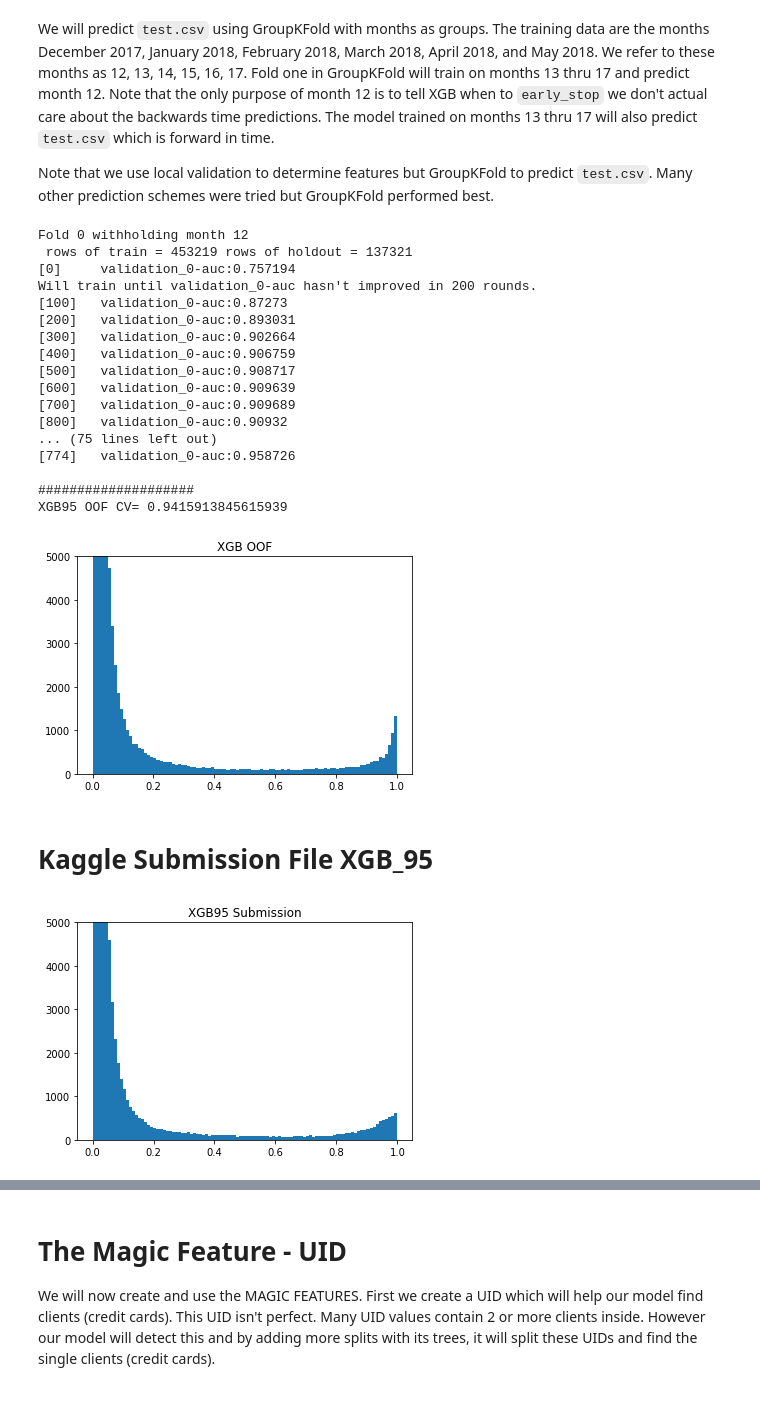
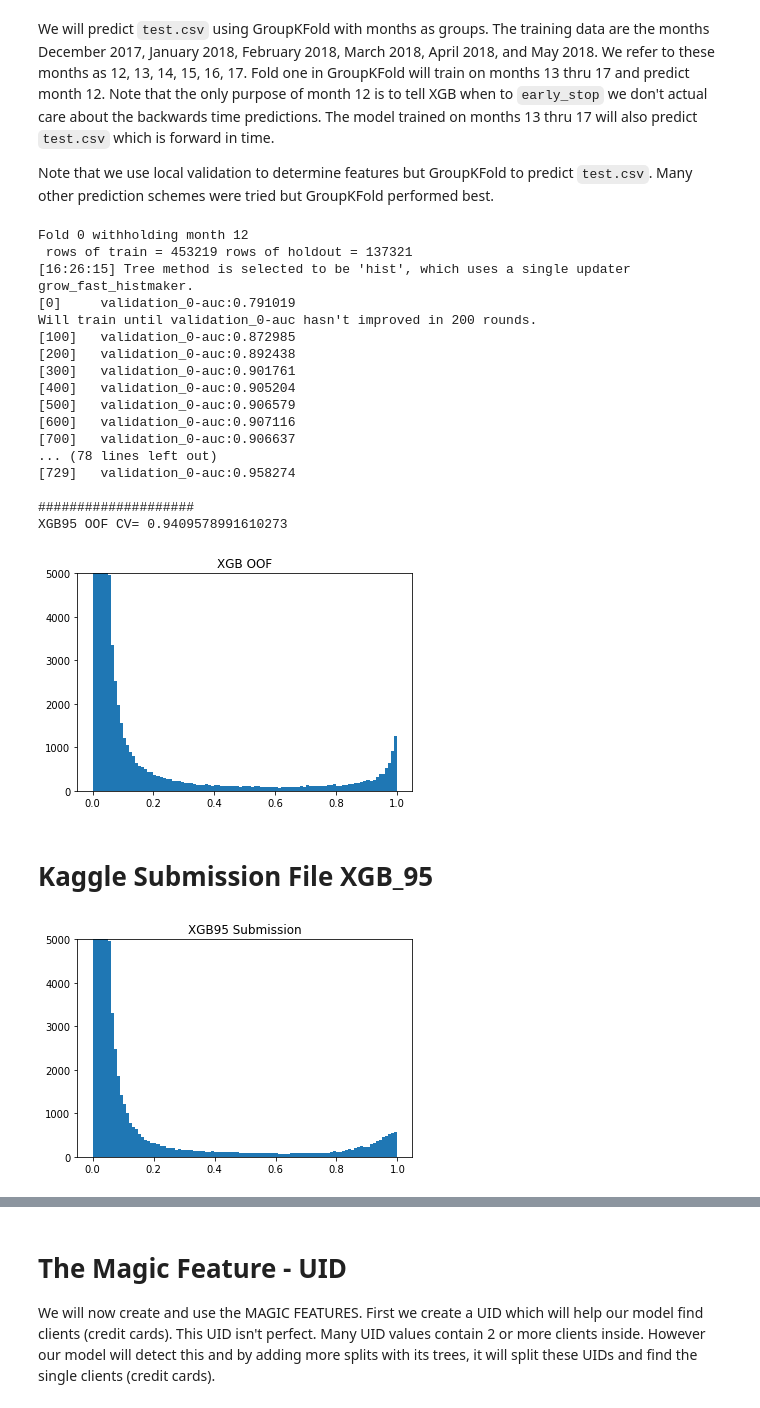
Before and after one commit to roymondliao/kaggle, a Jupyter notebook: ieee-cis-fraud-detection/solution_1nd/xgb-fraud-with-magic-0-9600.ipynb, the cells around one changed output, grey strips where cells are left out. Cells and saved outputs as stored; diff of their text form; code cells hidden in the pictures.

```diff
--- a/ieee-cis-fraud-detection/solution_1nd/xgb-fraud-with-magic-0-9600.ipynb
+++ b/ieee-cis-fraud-detection/solution_1nd/xgb-fraud-with-magic-0-9600.ipynb
@@ -240,18 +240,24 @@ We will now engineer features. All of these features where chosen because each i
 # TRANSACTION AMT CENTS
 X_train['cents'] = (X_train['TransactionAmt'] - np.floor(X_train['TransactionAmt'])).astype('float32')
 X_test['cents'] = (X_test['TransactionAmt'] - np.floor(X_test['TransactionAmt'])).astype('float32')
-print('cents, ', end='')
+print('cents, ', end='\n')
+
 # FREQUENCY ENCODE: ADDR1, CARD1, CARD2, CARD3, P_EMAILDOMAIN
-encode_FE(X_train,X_test,['addr1','card1','card2','card3','P_emaildomain'])
+encode_FE(X_train, X_test, ['addr1','card1','card2','card3','P_emaildomain'])
+
 # COMBINE COLUMNS CARD1+ADDR1, CARD1+ADDR1+P_EMAILDOMAIN
 encode_CB('card1','addr1')
 encode_CB('card1_addr1','P_emaildomain')
+
 # FREQUENCY ENOCDE
 encode_FE(X_train,X_test,['card1_addr1','card1_addr1_P_emaildomain'])
+
 # GROUP AGGREGATE
 encode_AG(['TransactionAmt','D9','D11'],['card1','card1_addr1','card1_addr1_P_emaildomain'],['mean','std'],usena=True)
+
 # SUM NUMBER OF NANS FOR EACH ROW IN DATA
-info = ['card1','card2','card3','card4','card5','card6','addr1','addr2','P_emaildomain','R_emaildomain']
+info = ['card1', 'card2', 'card3', 'card4', 'card5', 'card6',
+        'addr1', 'addr2', 'P_emaildomain', 'R_emaildomain']
 X_train['missing'] = X_train[info].isna().sum(axis=1).astype('int8')
 X_test['missing'] = X_test[info].isna().sum(axis=1).astype('int8')
 print('missing', end='')
@@ -314,6 +321,7 @@ idxV = X_train.index[3*len(X_train)//4:]
 #idxV = X_train.index[-89326:]
 # %%
 import xgboost as xgb
+import multiprocessing
 print("XGBoost version:", xgb.__version__)
 
 if BUILD95:
@@ -326,12 +334,12 @@ if BUILD95:
         missing=-1,
         eval_metric='auc',
         # USE CPU
-        #nthread=4,
-        #tree_method='hist'
+        n_jobs=multiprocessing.cpu_count(),
+        tree_method='hist'
         # USE GPU
-        tree_method='gpu_hist'
+        #tree_method='gpu_hist'
     )
-    h = clf.fit(X_train.loc[idxT,cols], y_train[idxT],
-        eval_set=[(X_train.loc[idxV,cols],y_train[idxV])],
-        verbose=50, early_stopping_rounds=100)
+    h = clf.fit(X_train.loc[idxT, cols], y_train[idxT],
+                eval_set=[(X_train.loc[idxV, cols], y_train[idxV])],
+                verbose=50, early_stopping_rounds=100)
 # %% [output]
@@ -396,14 +405,14 @@ if BUILD95:
             missing=-1,
             eval_metric='auc',
             # USE CPU
-            #nthread=4,
-            #tree_method='hist'
+            n_jobs=multiprocessing.cpu_count(),
+            tree_method='hist'
             # USE GPU
-            tree_method='gpu_hist'
+            #tree_method='gpu_hist'
         )
         h = clf.fit(X_train[cols].iloc[idxT], y_train.iloc[idxT],
-                eval_set=[(X_train[cols].iloc[idxV],y_train.iloc[idxV])],
-                verbose=100, early_stopping_rounds=200)
+                    eval_set=[(X_train[cols].iloc[idxV],y_train.iloc[idxV])],
+                    verbose=100, early_stopping_rounds=200)
 
         oof[idxV] += clf.predict_proba(X_train[cols].iloc[idxV])[:,1]
         preds += clf.predict_proba(X_test[cols])[:,1]/skf.n_splits
@@ -414,21 +423,21 @@ if BUILD95:
 # %% [output]
 Fold 0 withholding month 12
  rows of train = 453219 rows of holdout = 137321
-[0]     validation_0-auc:0.757194
+[16:26:15] Tree method is selected to be 'hist', which uses a single updater grow_fast_histmaker.
+[0]     validation_0-auc:0.791019
 Will train until validation_0-auc hasn't improved in 200 rounds.
-[100]   validation_0-auc:0.87273
-[200]   validation_0-auc:0.893031
-[300]   validation_0-auc:0.902664
-[400]   validation_0-auc:0.906759
-[500]   validation_0-auc:0.908717
-[600]   validation_0-auc:0.909639
-[700]   validation_0-auc:0.909689
-[800]   validation_0-auc:0.90932
-... (75 lines left out)
-[774]   validation_0-auc:0.958726
+[100]   validation_0-auc:0.872985
+[200]   validation_0-auc:0.892438
+[300]   validation_0-auc:0.901761
+[400]   validation_0-auc:0.905204
+[500]   validation_0-auc:0.906579
+[600]   validation_0-auc:0.907116
+[700]   validation_0-auc:0.906637
+... (78 lines left out)
+[729]   validation_0-auc:0.958274
 
 ####################
-XGB95 OOF CV= 0.9415913845615939
+XGB95 OOF CV= 0.9409578991610273
 # %%
 if BUILD95:
     plt.hist(oof,bins=100)
@@ -441,21 +450,21 @@ if BUILD95:
     X_train[['TransactionID','oof']].to_csv('oof_xgb_95.csv')
     X_train.set_index('TransactionID',drop=True,inplace=True)
 # %% [output]
-[figure, old version]
+[figure, new version]
 # %% [markdown]
 # Kaggle Submission File XGB_95
 # %%
 if BUILD95:
-    sample_submission = pd.read_csv('../input/ieee-fraud-detection/sample_submission.csv')
+    sample_submission = pd.read_csv('../../input/ieee-cis-fraud-detection/sample_submission.csv')
     sample_submission.isFraud = preds
     sample_submission.to_csv('sub_xgb_95.csv',index=False)
 
     plt.hist(sample_submission.isFraud,bins=100)
     plt.ylim((0,5000))
     plt.title('XGB95 Submission')
     plt.show()
 # %% [output]
-[figure, old version]
+[figure, new version]
 # %% [markdown]
 ![image](http://www.playagricola.com/Kaggle/9510.png)
 # %% [markdown]
```
Also changed, not shown: parts of 5 cells of this notebook, 8 other files.
